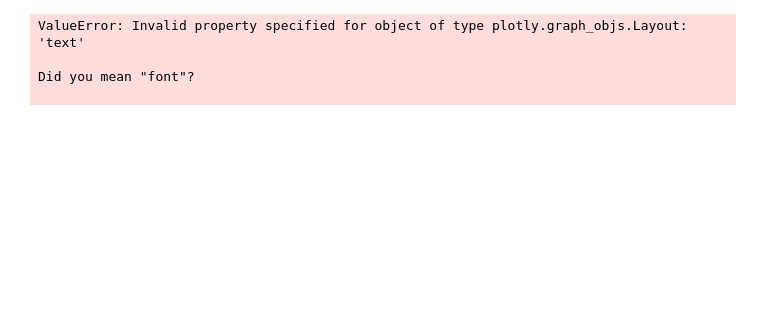
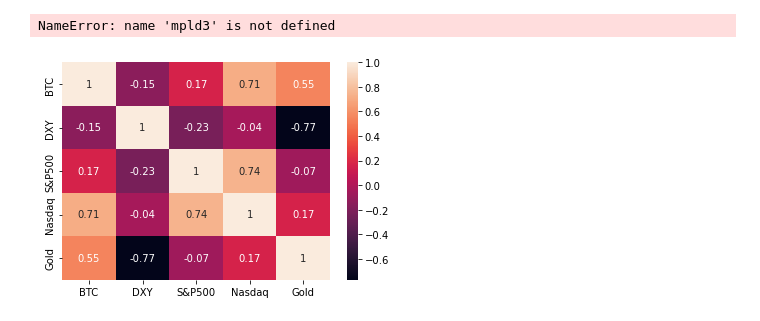
Before and after one commit to guevarch/BitcoinFinal, a Jupyter notebook: test.ipynb, the cells around one changed output. Drawn from its saved outputs; the diff is of its cells as text; code cells hidden in the pictures; blank space fills up the shorter version.

```diff
--- a/test.ipynb
+++ b/test.ipynb
@@ -289,12 +289,19 @@ for asset, col_name in assets:
 merge = merge.assign(**correlations).dropna().reset_index()
 corr_matrix=merge.drop(columns=['DXY/BTC','S&P500/BTC', 'Nasdaq/BTC', 'Gold/BTC'])
 corr_matrix = corr_matrix.corr().round(2)
-fig = px.imshow(corr_matrix,color_continuous_scale='Oryel', text_auto=True, aspect="auto")
+fig = px.imshow(corr_matrix,color_continuous_scale='Oryel',text_auto=".2f", aspect="auto")
 fig.update_layout(height=500, width=1000, title_text="Correlation Matrix")
 
 fig.show()
-# %% [output]
-ValueError: Invalid property specified for object of type plotly.graph_objs.Layout: 'text'
-
-Did you mean "font"?
-
+# %%
+import numpy as np
+from pandas import DataFrame
+import seaborn as sns
+%matplotlib inline
+
+
+sns.heatmap(corr_matrix, annot=True)
+json_figs = mpld3.fig_to_dict(fig)
+# %% [output]
+NameError: name 'mpld3' is not defined
+[figure, added]
```
Also changed, not shown: parts of 2 cells of this notebook, 3 other files.
